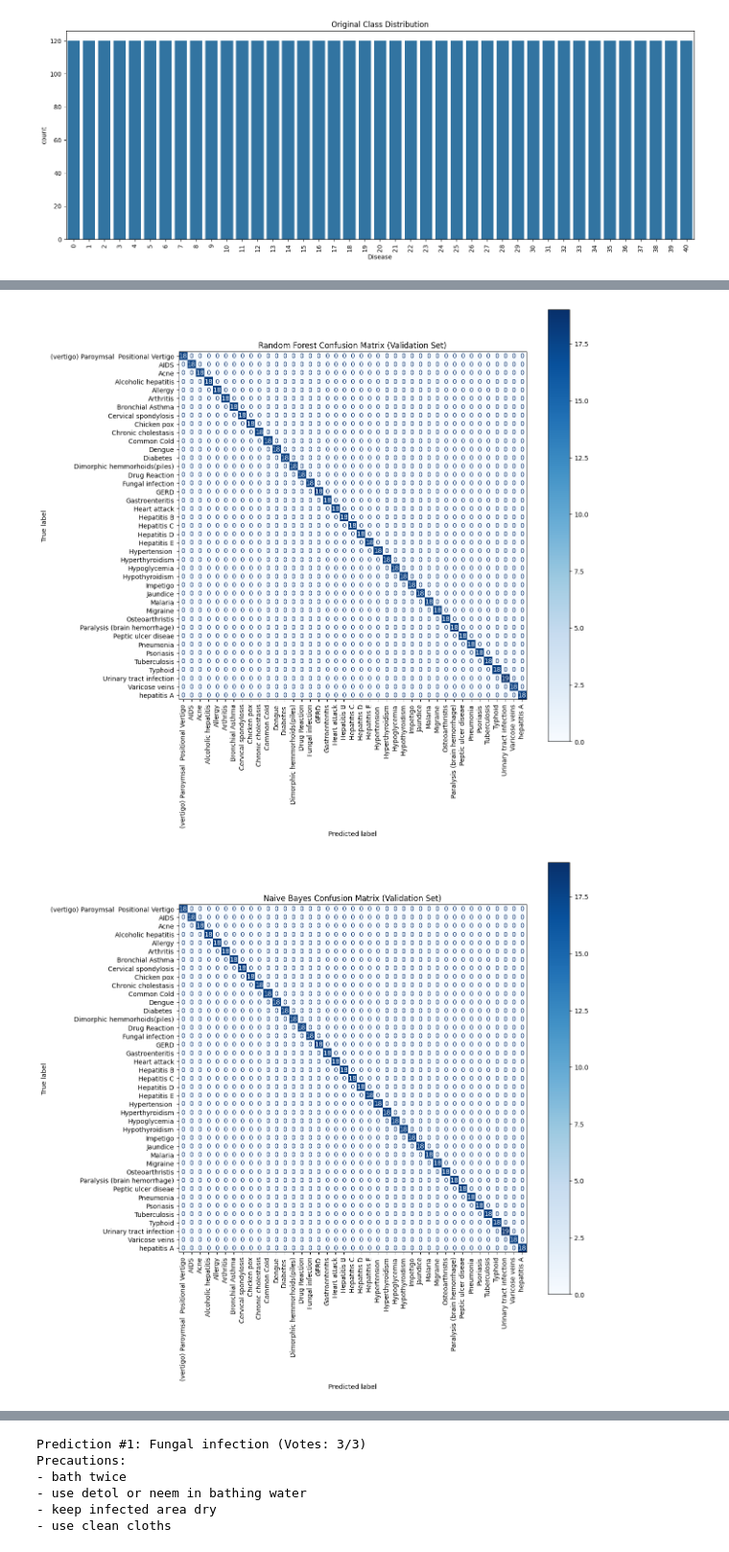
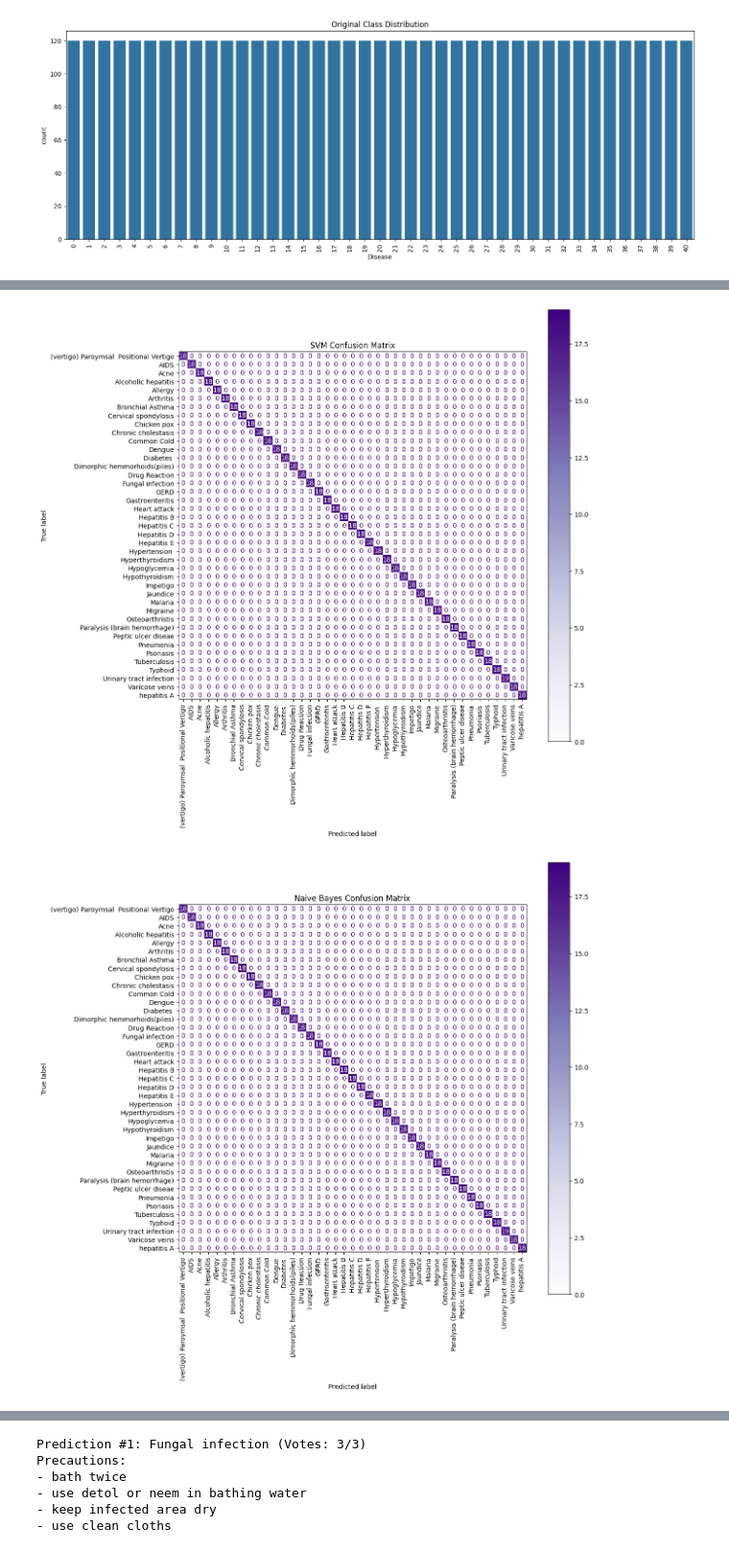
Before and after one commit to Saip2503/Disease_Prediction_Using_Machine_Learning, a Jupyter notebook: Disease_Prediction_Using_Machine_Learning_.ipynb, the cells around one changed output, grey strips where cells are left out. Shown: that part at 96% size. Cells and saved outputs as stored; diff of their text form; code cells hidden in the pictures.

```diff
--- a/Disease_Prediction_Using_Machine_Learning_.ipynb
+++ b/Disease_Prediction_Using_Machine_Learning_.ipynb
@@ -111,0 +101,5 @@ X_resampled, y_resampled = RandomOverSampler(random_state=42).fit_resample(X, y)
+# %%
+# Resample and split
+X_resampled, y_resampled = RandomOverSampler(random_state=42).fit_resample(X, y)
+X_trainval, X_test, y_trainval, y_test = train_test_split(X_resampled, y_resampled, test_size=0.15, random_state=42, stratify=y_resampled)
+X_train, X_val, y_train, y_val = train_test_split(X_trainval, y_trainval, test_size=0.1765, random_state=42, stratify=y_trainval)
@@ -125,15 +137,12 @@ plt.show()
 # %% [output]
 [figure]
 # %%
-# ========================
-# 🛠️ Train Models
-# ========================
+# Define models
 models = {
-    "SVM": SVC(probability=True),
+    "SVM": SVC(probability=True, random_state=42),
     "Naive Bayes": GaussianNB(),
     "Random Forest": RandomForestClassifier(random_state=42),
 }
 
-# Fit models
-for name, model in models.items():
-    model.fit(X_train, y_train)
+# Train and evaluate
+model_results = train_and_evaluate(models, X_train, y_train, X_val, y_val, encoder)
@@ -188,21 +166,18 @@ Classification Report (Validation Data):
 # %%
+# ========================
+# 📊 Confusion Matrix
+# ========================
+def plot_model_confusions(results, X_val, y_val, label_encoder):
+    for result in results:
+        preds = result["model"].predict(X_val)
+        cm = confusion_matrix(y_val, preds)
+        disp = ConfusionMatrixDisplay(confusion_matrix=cm, display_labels=label_encoder.classes_)
+        fig, ax = plt.subplots(figsize=(12, 12))
+        disp.plot(ax=ax, cmap='Purples', xticks_rotation=90)
+        plt.title(f"{result['name']} Confusion Matrix")
+        plt.show()
 
-# ========================
-# 📊 Confusion Matrix Plots
-# ========================
-def plot_confusion_matrix(model, X, y, title):
-    preds = model.predict(X)
-    cm = confusion_matrix(y, preds)
-    disp = ConfusionMatrixDisplay(confusion_matrix=cm, display_labels=encoder.classes_)
-    fig, ax = plt.subplots(figsize=(12, 12))
-    disp.plot(ax=ax, cmap='Blues', xticks_rotation=90)
-    plt.title(title)
-    plt.show()
-
-# Plot confusion matrices
-plot_confusion_matrix(rf_model, X_val, y_val, "Random Forest Confusion Matrix (Validation Set)")
-plot_confusion_matrix(nb_model, X_val, y_val, "Naive Bayes Confusion Matrix (Validation Set)")
-plot_confusion_matrix(svm_model, X_val, y_val, "SVM Confusion Matrix (Validation Set)")
+plot_model_confusions(model_results, X_val, y_val, encoder)
 # %% [output]
-[figure, old version]
+[figure, new version]
-[figure, old version]
+[figure, new version]
```
Also changed, not shown: parts of 15 cells of this notebook, 1 other file.
